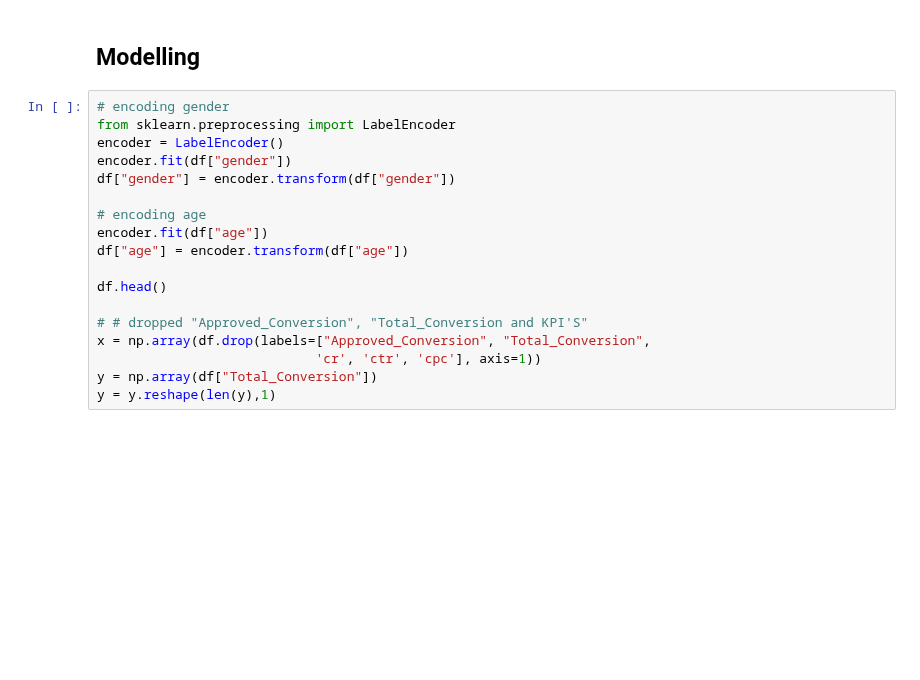
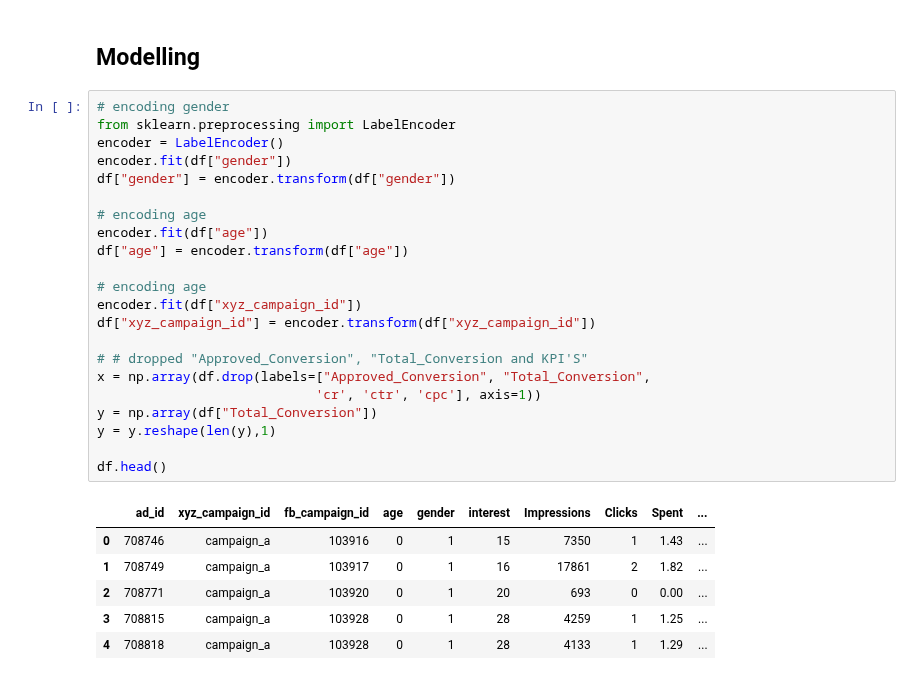
Before and after one commit to joela03/Marketing-EDA, a Jupyter notebook: marketing_eda.ipynb, the cells around one changed output. Saved outputs shown, nothing was run; the diff lists cells and outputs as text; blank space fills up the shorter version.

Commit message:
encoded campaign_id

```diff
--- a/marketing_eda.ipynb
+++ b/marketing_eda.ipynb
@@ -705,18 +705,29 @@ Based on the outcomes of the A/B testing, we can suggest that:
 # %%
 # encoding gender
 from sklearn.preprocessing import LabelEncoder
 encoder = LabelEncoder()
 encoder.fit(df["gender"])
 df["gender"] = encoder.transform(df["gender"])
 
 # encoding age
 encoder.fit(df["age"])
 df["age"] = encoder.transform(df["age"])
 
-df.head()
+# encoding age
+encoder.fit(df["xyz_campaign_id"])
+df["xyz_campaign_id"] = encoder.transform(df["xyz_campaign_id"])
 
 # # dropped "Approved_Conversion", "Total_Conversion and KPI'S"
 x = np.array(df.drop(labels=["Approved_Conversion", "Total_Conversion",
                             'cr', 'ctr', 'cpc'], axis=1))
 y = np.array(df["Total_Conversion"])
 y = y.reshape(len(y),1)
+
+df.head()
+# %% [output]
+|  | ad_id | xyz_campaign_id | fb_campaign_id | age | gender | interest | Impressions | Clicks | Spent | ... |
+| 0 | 708746 | campaign_a | 103916 | 0 | 1 | 15 | 7350 | 1 | 1.43 | ... |
+| 1 | 708749 | campaign_a | 103917 | 0 | 1 | 16 | 17861 | 2 | 1.82 | ... |
+| 2 | 708771 | campaign_a | 103920 | 0 | 1 | 20 | 693 | 0 | 0.00 | ... |
+| 3 | 708815 | campaign_a | 103928 | 0 | 1 | 28 | 4259 | 1 | 1.25 | ... |
+| 4 | 708818 | campaign_a | 103928 | 0 | 1 | 28 | 4133 | 1 | 1.29 | ... |
```
